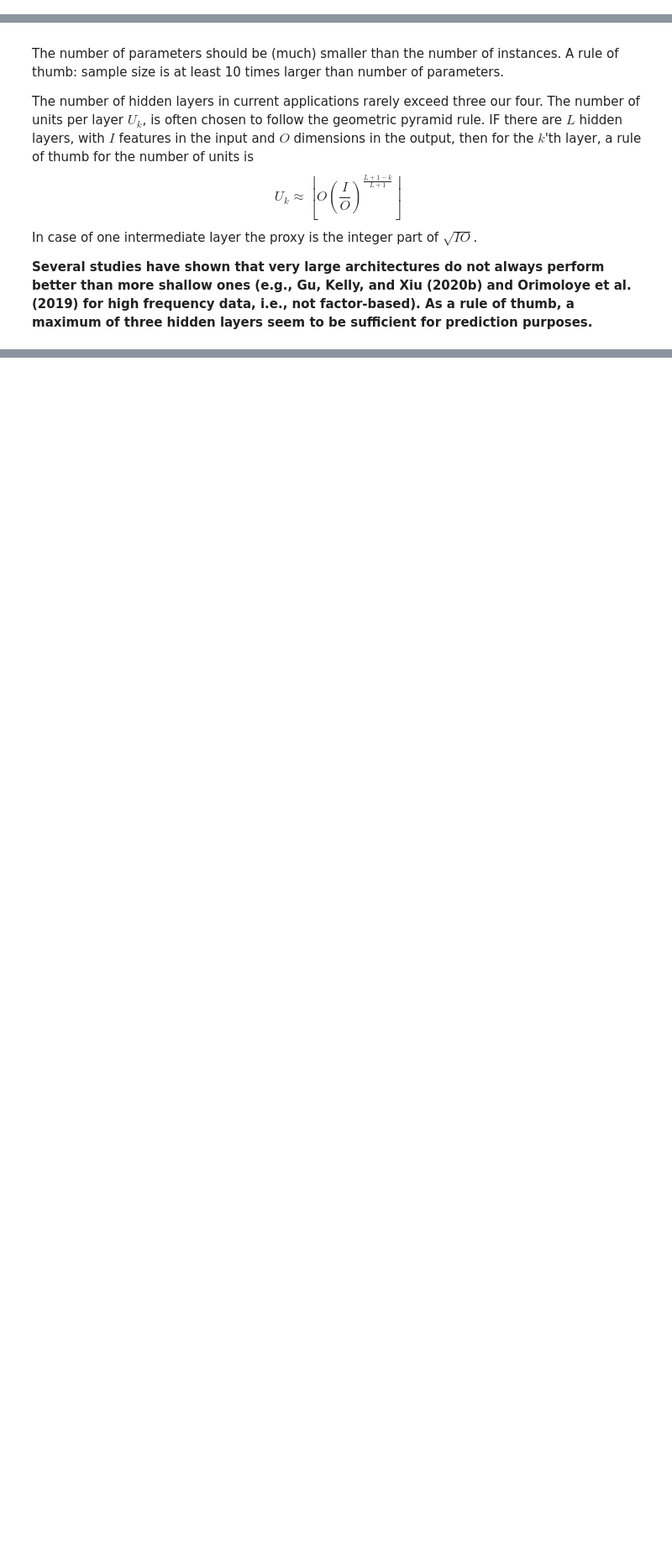
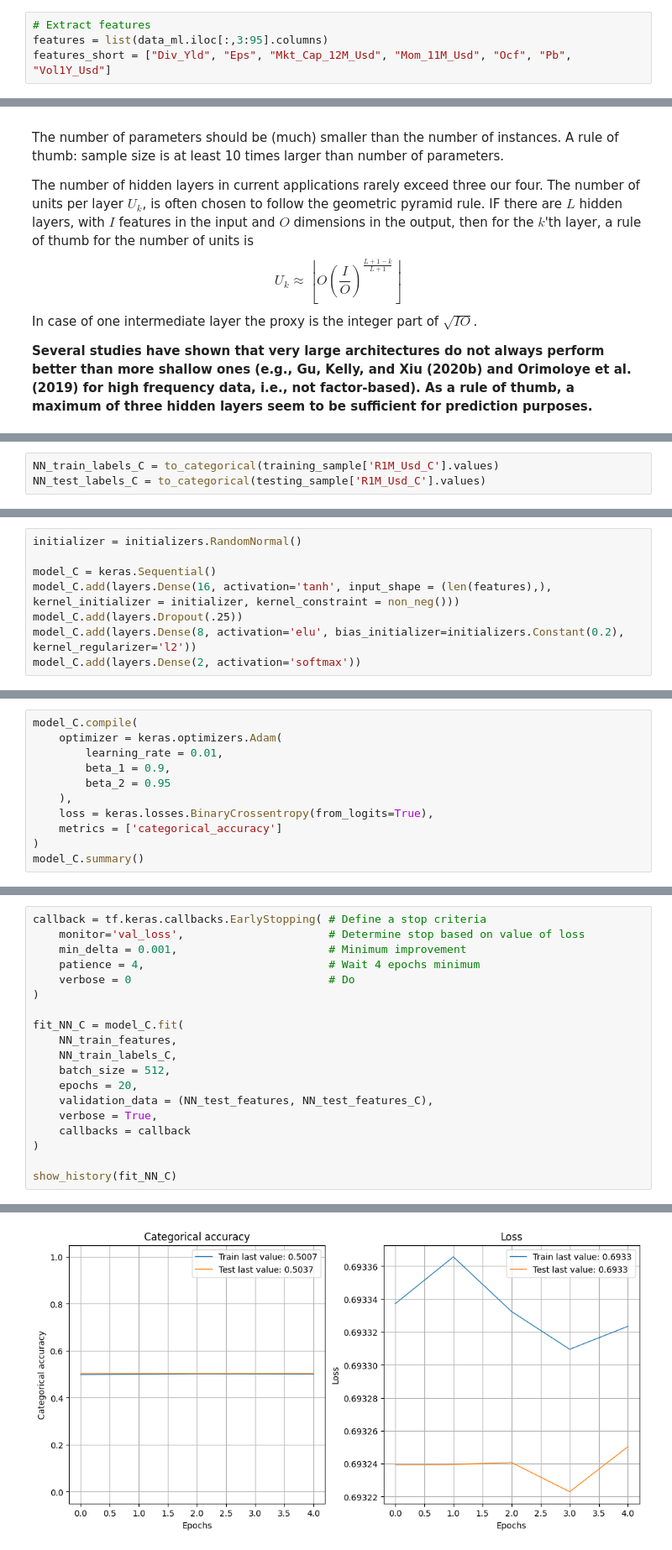
Before and after one commit to albertschroder/bachelor_notes, a Jupyter notebook: ml_factor_notes/part_2/neural_networks.ipynb, the cells around one changed output, grey strips where cells are left out. Shown at 84% size. Drawn from its saved outputs; the diff is of its cells as text; blank space fills up the shorter version.

```diff
--- a/ml_factor_notes/part_2/neural_networks.ipynb
+++ b/ml_factor_notes/part_2/neural_networks.ipynb
@@ -0,0 +39,4 @@
+# %%
+# Extract features
+features = list(data_ml.iloc[:,3:95].columns)
+features_short = ["Div_Yld", "Eps", "Mkt_Cap_12M_Usd", "Mom_11M_Usd", "Ocf", "Pb", "Vol1Y_Usd"]
@@ -226,0 +444,3 @@ Relevant terminology:
+# %%
+NN_train_labels_C = to_categorical(training_sample['R1M_Usd_C'].values)
+NN_test_labels_C = to_categorical(testing_sample['R1M_Usd_C'].values)
@@ -226,0 +449,8 @@ Relevant terminology:
+# %%
+initializer = initializers.RandomNormal()
+
+model_C = keras.Sequential()
+model_C.add(layers.Dense(16, activation='tanh', input_shape = (len(features),), kernel_initializer = initializer, kernel_constraint = non_neg()))
+model_C.add(layers.Dropout(.25))
+model_C.add(layers.Dense(8, activation='elu', bias_initializer=initializers.Constant(0.2), kernel_regularizer='l2'))
+model_C.add(layers.Dense(2, activation='softmax'))
@@ -226,0 +466,11 @@ Relevant terminology:
+# %%
+model_C.compile(
+    optimizer = keras.optimizers.Adam(
+        learning_rate = 0.01,
+        beta_1 = 0.9,
+        beta_2 = 0.95
+    ),
+    loss = keras.losses.BinaryCrossentropy(from_logits=True),
+    metrics = ['categorical_accuracy']
+)
+model_C.summary()
@@ -226,0 +500,20 @@ Relevant terminology:
+# %%
+callback = tf.keras.callbacks.EarlyStopping( # Define a stop criteria
+    monitor='val_loss',                      # Determine stop based on value of loss
+    min_delta = 0.001,                       # Minimum improvement
+    patience = 4,                            # Wait 4 epochs minimum
+    verbose = 0                              # Do
+)
+
+fit_NN_C = model_C.fit(
+    NN_train_features,
+    NN_train_labels_C,
+    batch_size = 512,
+    epochs = 20,
+    validation_data = (NN_test_features, NN_test_features_C),
+    verbose = True,
+    callbacks = callback
+)
+
+show_history(fit_NN_C)
+# %% [output]
@@ -226,0 +530 @@ Relevant terminology:
+[figure, added]
```
Also changed, not shown: parts of 54 cells of this notebook.
